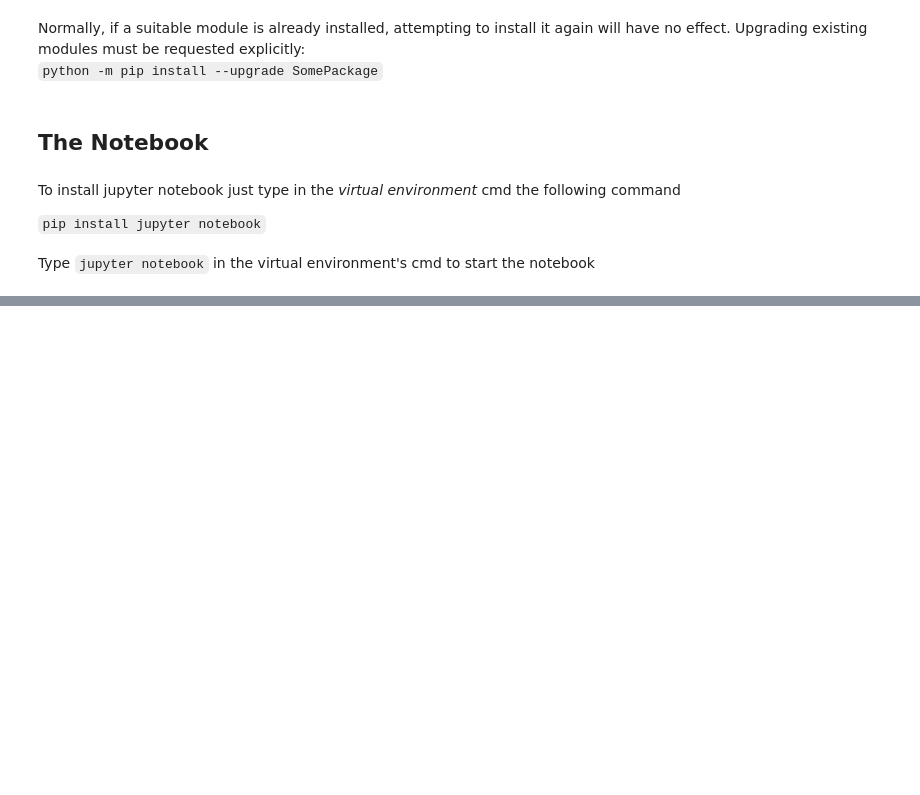
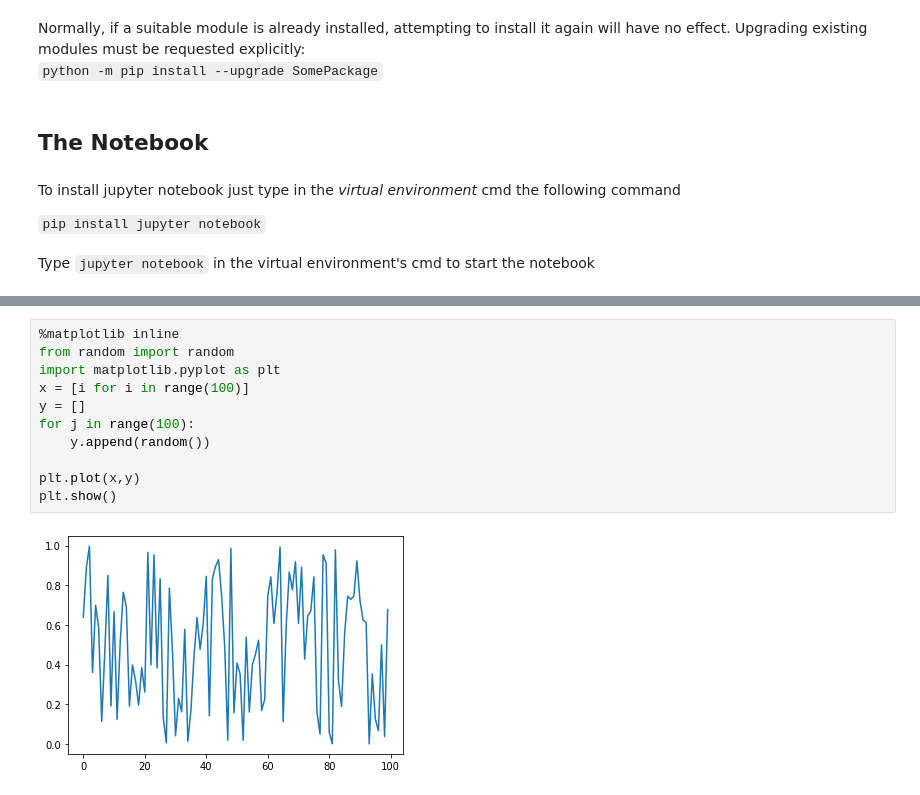
Before and after one commit to abose1978/ML-with-Python, a Jupyter notebook: Python_Tutorial_Day_1_Week_1.ipynb, the cells around one changed output, grey strips where cells are left out. Saved outputs shown, nothing was run; the diff lists cells and outputs as text; blank space fills up the shorter version.

```diff
--- a/Python_Tutorial_Day_1_Week_1.ipynb
+++ b/Python_Tutorial_Day_1_Week_1.ipynb
@@ -73,0 +101,13 @@ Normally, if a suitable module is already installed, attempting to install it ag
+# %%
+%matplotlib inline
+from random import random
+import matplotlib.pyplot as plt
+x = [i for i in range(100)]
+y = []
+for j in range(100):
+    y.append(random())
+
+plt.plot(x,y)
+plt.show()
+# %% [output]
+[figure, added]
```
Also changed, not shown: parts of 8 cells of this notebook.
